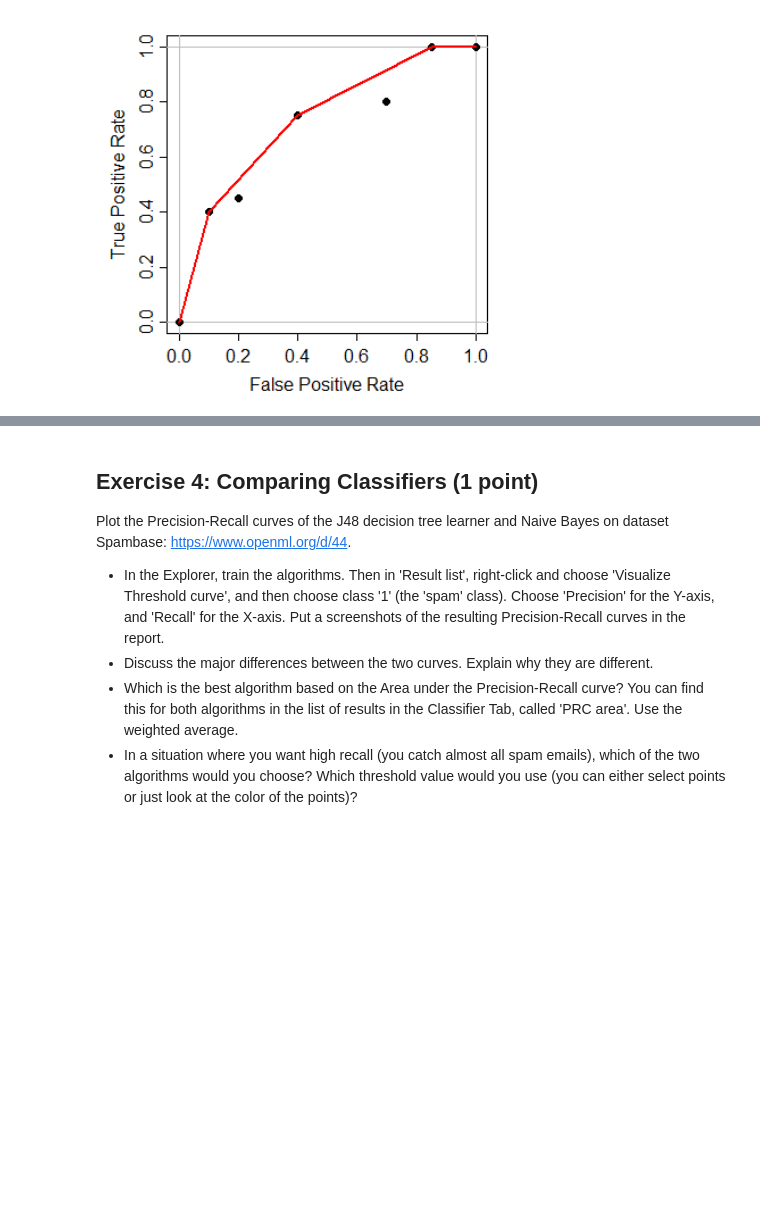
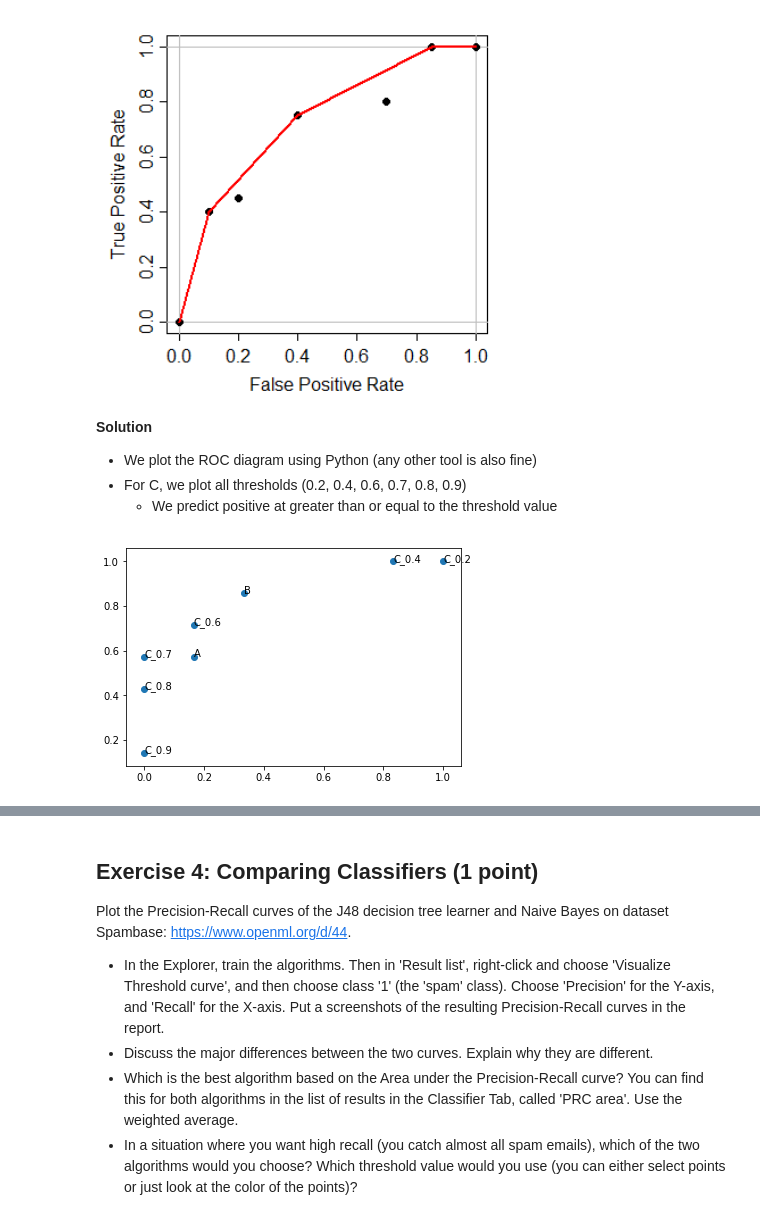
Before and after one commit to joaquinvanschoren/JADS_DM, a Jupyter notebook: JADS Assignments 3 Solution.ipynb, the cells around one changed output, grey strips where cells are left out. Saved outputs shown, nothing was run; the diff lists cells and outputs as text; code cells hidden in the pictures; blank space fills up the shorter version.

Commit message:
Solutions Assignment 3

```diff
--- a/JADS Assignments 3 Solution.ipynb
+++ b/JADS Assignments 3 Solution.ipynb
@@ -40,3 +64,42 @@ from IPython.display import display, Image
 display(Image('./images/convex_hull.png', width=400))
 # %% [output]
 [figure]
+# %% [markdown]
+__Solution__
+
+* We plot the ROC diagram using Python (any other tool is also fine)
+* For C, we plot all thresholds (0.2, 0.4, 0.6, 0.7, 0.8, 0.9)
+    * We predict positive at greater than or equal to the threshold value
+# %%
+import matplotlib.pyplot as plt
+
+# Predictions
+truth = [1,1,1,1,1,1,1,0,0,0,0,0,0]
+pred_A = [1,1,0,0,1,1,0,0,1,0,0,0,0]
+pred_B = [1,1,1,1,0,1,1,0,1,0,1,0,0]
+pred_C = [0.8,0.9,0.7,0.6,0.4,0.8,0.4,0.4,0.6,0.4,0.4,0.4,0.2]
+
+# Compute False Positive Rate and True Positive Rate
+def fpr_tpr(prediction, truth, threshold=0.5):
+    tp = sum(t == 1 and p >= threshold for p, t in zip(prediction, truth))
+    fn = sum(t == 1 and p < threshold for p, t in zip(prediction, truth))
+    tn = sum(t == 0 and p < threshold for p, t in zip(prediction, truth))
+    fp = sum(t == 0 and p >= threshold for p, t in zip(prediction, truth))
+    return (fp/(fp+tn), tp/(tp+fn))
+
+# Compute, A, B, and all C's
+points = [fpr_tpr(pred_A,truth), fpr_tpr(pred_B,truth)]
+labels = ["A","B"]
+for thresh in [0.2, 0.4, 0.6, 0.7, 0.8, 0.9]:
+    points.append(fpr_tpr(pred_C,truth,thresh))
+    labels.append("C" + "_" + str(thresh))
+
+# Plot
+fpr, tpr = zip(*points)
+fig, ax = plt.subplots()
+ax.scatter(fpr, tpr)
+for i, txt in enumerate(labels):
+    ax.annotate(txt, (fpr[i],tpr[i]))
+plt.show()
+# %% [output]
+[figure, added]
```
Also changed, not shown: parts of 11 cells of this notebook, 6 other files.
